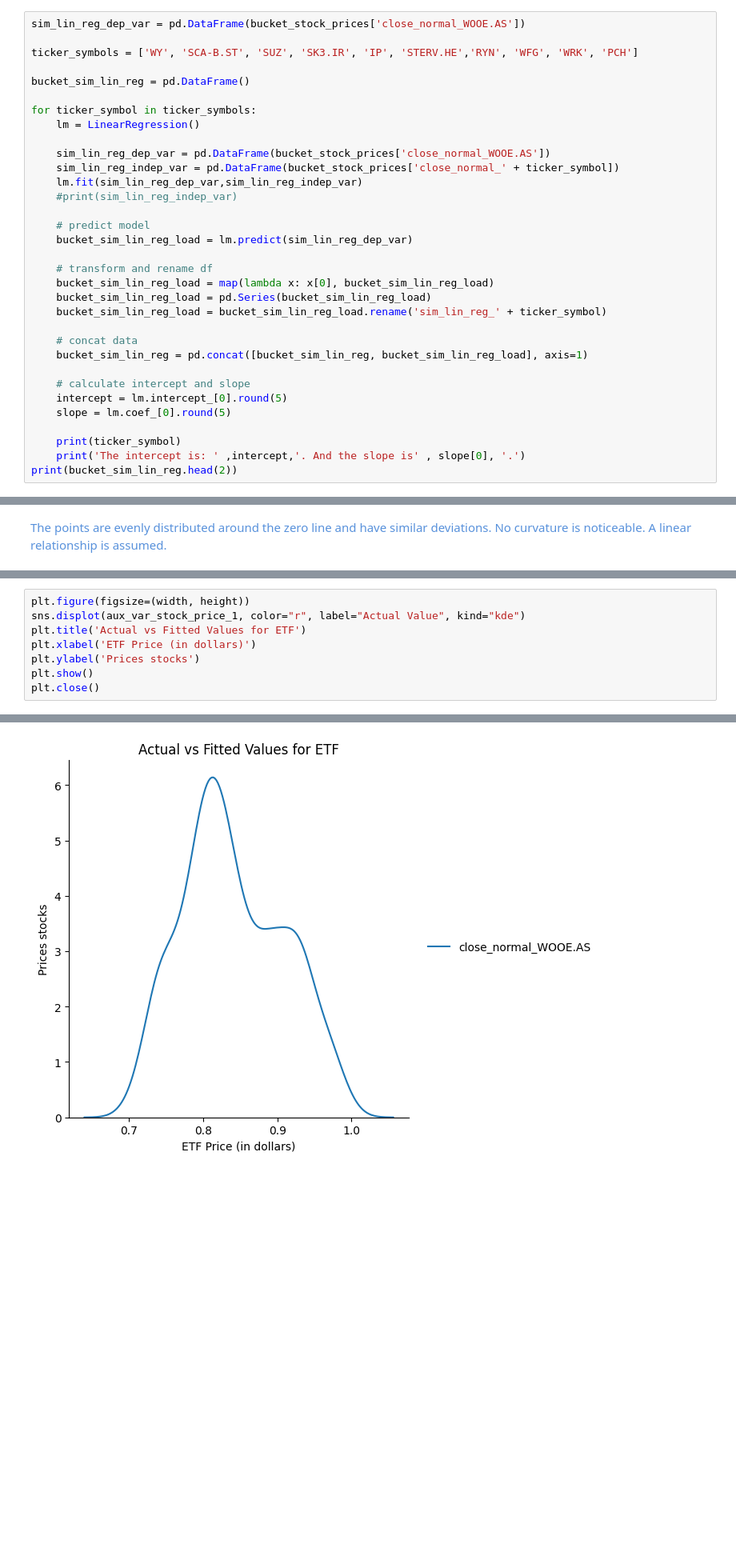
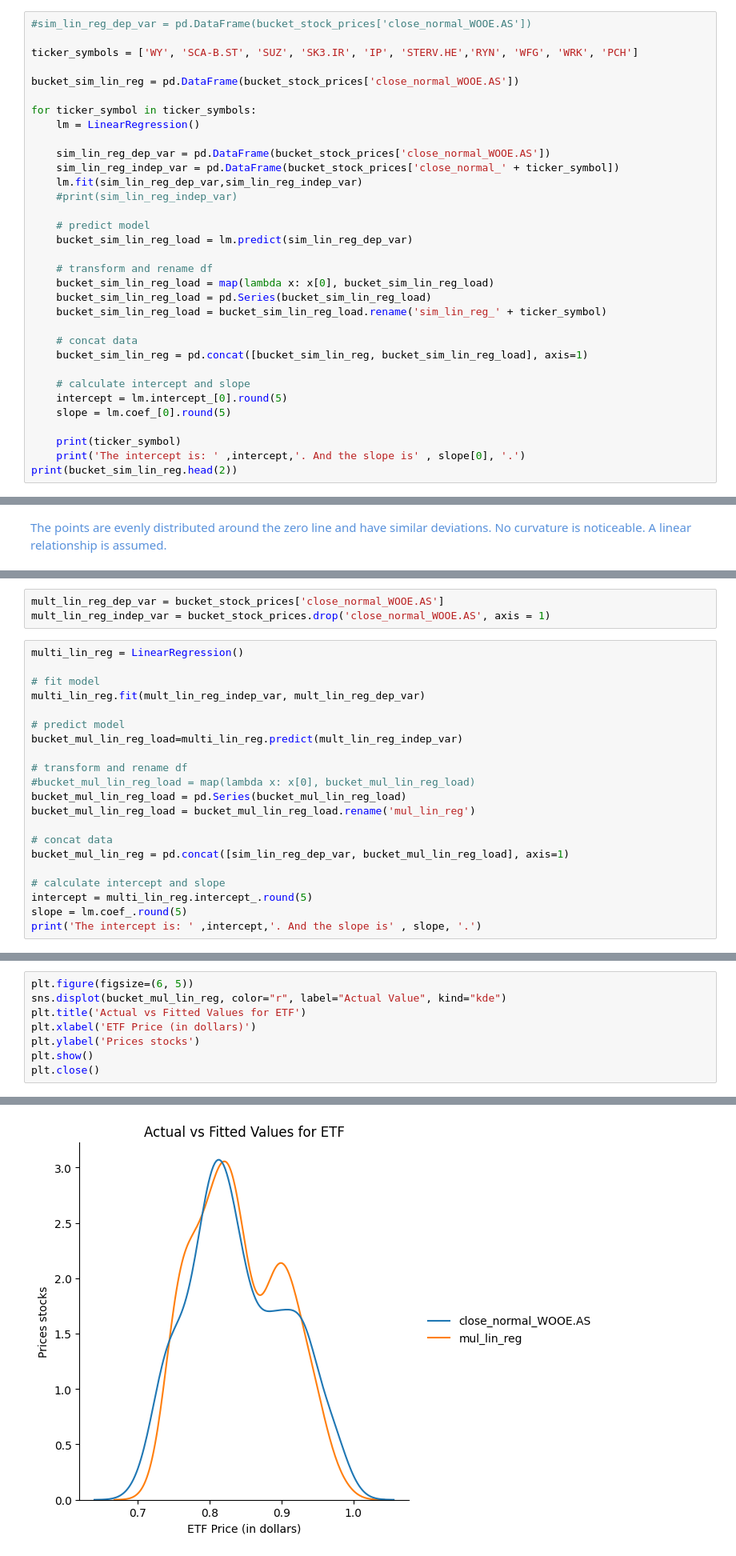
Before and after one commit to scaja/python_libraries_toolkits_for_modern_day_analysts_deprecated, a Jupyter notebook: 04_data_modeling.ipynb, the cells around one changed output, grey strips where cells are left out. Shown at 80% size. Cells and saved outputs as stored; diff of their text form; blank space fills up the shorter version.

Commit message:
multi lin reg

```diff
--- a/04_data_modeling.ipynb
+++ b/04_data_modeling.ipynb
@@ -74,11 +74,11 @@ bucket_stock_prices.head(2)
 | 0 | 0.780673 | 0.797964 | 0.644627 | 0.635598 | 0.896732 | ... |
 | 1 | 0.777786 | 0.777169 | 0.627652 | 0.628880 | 0.884664 | ... |
 # %%
-sim_lin_reg_dep_var = pd.DataFrame(bucket_stock_prices['close_normal_WOOE.AS'])
+#sim_lin_reg_dep_var = pd.DataFrame(bucket_stock_prices['close_normal_WOOE.AS'])
 
 ticker_symbols = ['WY', 'SCA-B.ST', 'SUZ', 'SK3.IR', 'IP', 'STERV.HE','RYN', 'WFG', 'WRK', 'PCH']
 
-bucket_sim_lin_reg = pd.DataFrame()
+bucket_sim_lin_reg = pd.DataFrame(bucket_stock_prices['close_normal_WOOE.AS'])
 
 for ticker_symbol in ticker_symbols:
     lm = LinearRegression()
@@ -242,0 +172,24 @@ print(aux_var_stock_price_1.head())
+# %%
+mult_lin_reg_dep_var = bucket_stock_prices['close_normal_WOOE.AS']
+mult_lin_reg_indep_var = bucket_stock_prices.drop('close_normal_WOOE.AS', axis = 1)
+# %%
+multi_lin_reg = LinearRegression()
+
+# fit model
+multi_lin_reg.fit(mult_lin_reg_indep_var, mult_lin_reg_dep_var)
+
+# predict model
+bucket_mul_lin_reg_load=multi_lin_reg.predict(mult_lin_reg_indep_var)
+
+# transform and rename df
+#bucket_mul_lin_reg_load = map(lambda x: x[0], bucket_mul_lin_reg_load)
+bucket_mul_lin_reg_load = pd.Series(bucket_mul_lin_reg_load)
+bucket_mul_lin_reg_load = bucket_mul_lin_reg_load.rename('mul_lin_reg')
+
+# concat data
+bucket_mul_lin_reg = pd.concat([sim_lin_reg_dep_var, bucket_mul_lin_reg_load], axis=1)
+
+# calculate intercept and slope
+intercept = multi_lin_reg.intercept_.round(5)
+slope = lm.coef_.round(5)
+print('The intercept is: ' ,intercept,'. And the slope is' , slope, '.')
@@ -243,11 +199,11 @@ print(aux_var_stock_price_1.head())
 # %%
-plt.figure(figsize=(width, height))
-sns.displot(aux_var_stock_price_1, color="r", label="Actual Value", kind="kde")
+plt.figure(figsize=(6, 5))
+sns.displot(bucket_mul_lin_reg, color="r", label="Actual Value", kind="kde")
 plt.title('Actual vs Fitted Values for ETF')
 plt.xlabel('ETF Price (in dollars)')
 plt.ylabel('Prices stocks')
 plt.show()
 plt.close()
 # %% [output]
 <Figure size 600x500 with 0 Axes>
-[figure, old version]
+[figure, new version]
```
Also changed, not shown: parts of 12 cells of this notebook.
